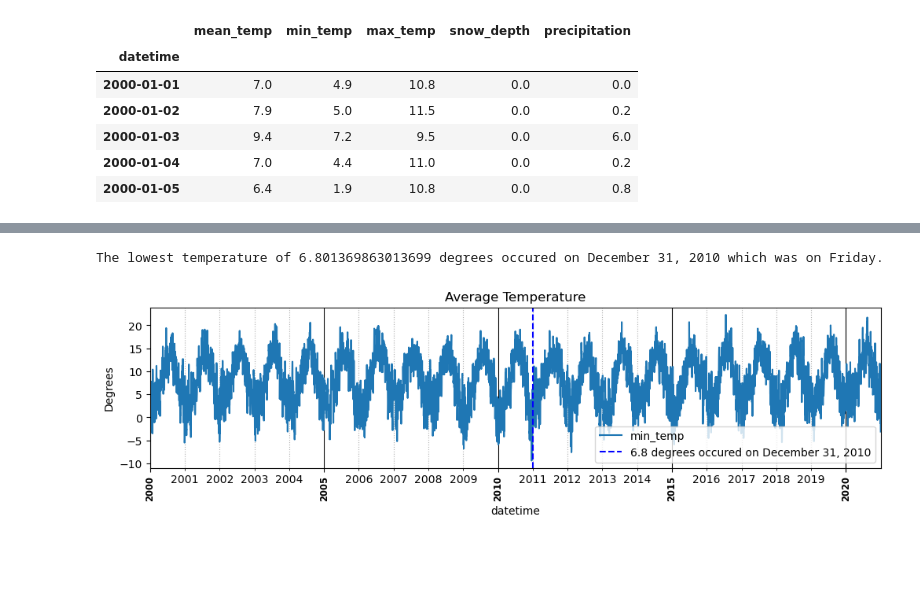
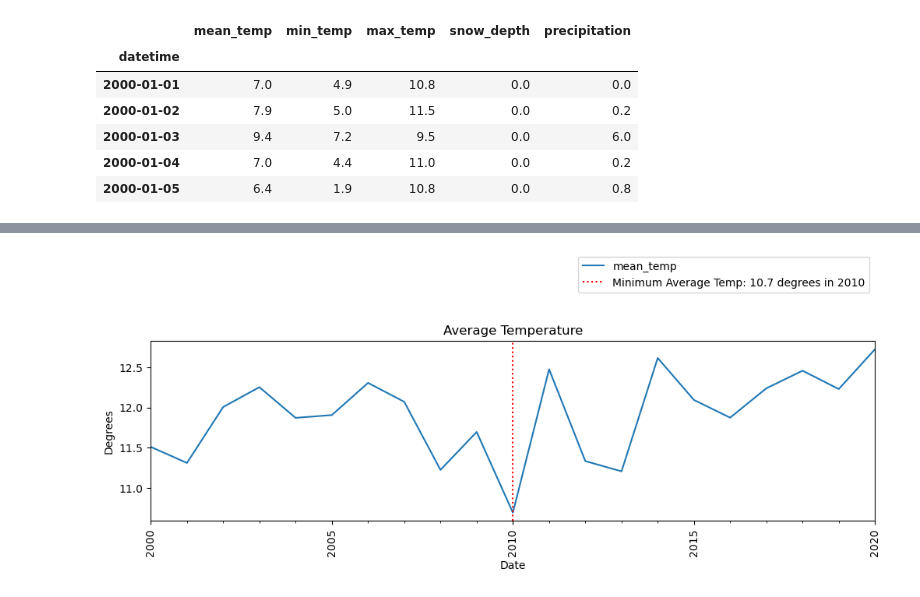
Before and after one commit to elleniayele/preparing-time-series, a Jupyter notebook: Untitled (4).ipynb, the cells around one changed output, grey strips where cells are left out. Cells and saved outputs as stored; diff of their text form; code cells hidden in the pictures; blank space fills up the shorter version.

```diff
--- a/Untitled (4).ipynb
+++ b/Untitled (4).ipynb
@@ -398,56 +395,20 @@ plot_dftemp
-# %%
-date_min_temp = plot_dftemp['min_temp'].idxmin()
-min_temp = plot_dftemp['min_temp'].min()
-
-print(f"The lowest temperature of {min_temp} degrees occured on {date_min_temp.strftime('%B %d, %Y')} which was on {date_min_temp.day_name()}.")
-# %% [output]
-The lowest temperature of 6.801369863013699 degrees occured on December 31, 2010 which was on Friday.
-# %%
-#  plot the time series with pandas
-import matplotlib.ticker as mticks
-import matplotlib.dates as mdates
-import matplotlib.pyplot as plt
-def plot_dates(ts,figsize=(12,3),xtick_fontsize='small', xtick_fontweight='bold',
-               title='Average Temperature'):## Make the fig and axis first
-    # plot the time series with pandas
-    if title is None:
-        title = ts.name
-    fig, ax = plt.subplots(figsize=figsize)
-    ts.plot(ax=ax,title=title);
-    ax.set_ylabel("Degrees")
-
-
-    ## for major year ticks
-    ## create the locator to place ticks every 5 years.
-    loc_year1= mdates.YearLocator(base=5)
-    fmt_year1 = mdates.DateFormatter("%Y")
-
-    ## for minor year ticks
-    ## create the locator to place ticks every 1 years.
-    loc_year2= mdates.YearLocator(base=1)
-    fmt_year2 = mdates.DateFormatter("%Y")
-
-
-    ## Change the font of the major ticks to stand out
-    ax.set_xticks(ax.get_xticks())
-    ax.set_xticklabels(ax.get_xticklabels(),
-                       fontsize=xtick_fontsize,
-                       fontweight=xtick_fontweight)
-     ## customize major ticks
-    ax.xaxis.set_major_locator(loc_year1)
-    ax.xaxis.set_major_formatter(fmt_year1)
-    ## customize minor ticks
-    ax.xaxis.set_minor_locator(loc_year2)
-    ax.xaxis.set_minor_formatter(fmt_year2)
-
-
-    ## Making major/minor gridlines visually distinct
-    ax.grid(which='minor',axis='x',ls=":")
-    ax.grid(which='major',axis='x',color='k')
-    ax.axvline(date_min_temp ,label='6.8 degrees occured on December 31, 2010',ls='--',color='b');
-    plt.legend()
-    fig.autofmt_xdate(which='major',rotation=90,ha='center')
-    return fig,ax
-plot_dates(df['min_temp']);
-# %% [output]
-[figure, removed]
+# %%
+ts = df["mean_temp"].loc["2000" : "2020"]
+ts = ts.resample("Y").mean()
+ts_strif = ts.copy()
+ts_strif.index = ts_strif.index.strftime('%Y')
+ax = ts.plot(figsize=(12,3))
+ax.set_title("Average Temperature")
+ax.set_ylabel("Degrees")
+ax.set_xlabel("Date")
+ax.xaxis.set_minor_locator(AutoMinorLocator())
+for tick in ax.get_xticklabels():
+    tick.set_rotation(90)
+
+min_temp = ts.idxmin()
+ax.axvline(min_temp,color= "red", ls=':',
+           label=f"Minimum Average Temp: {round(ts.min(), 2)} degrees in {ts_strif.idxmin()}");
+
+ax.legend(bbox_to_anchor = (1, 1.5));
+# %% [output]
+[figure, added]
```
Also changed, not shown: parts of 25 cells of this notebook.
